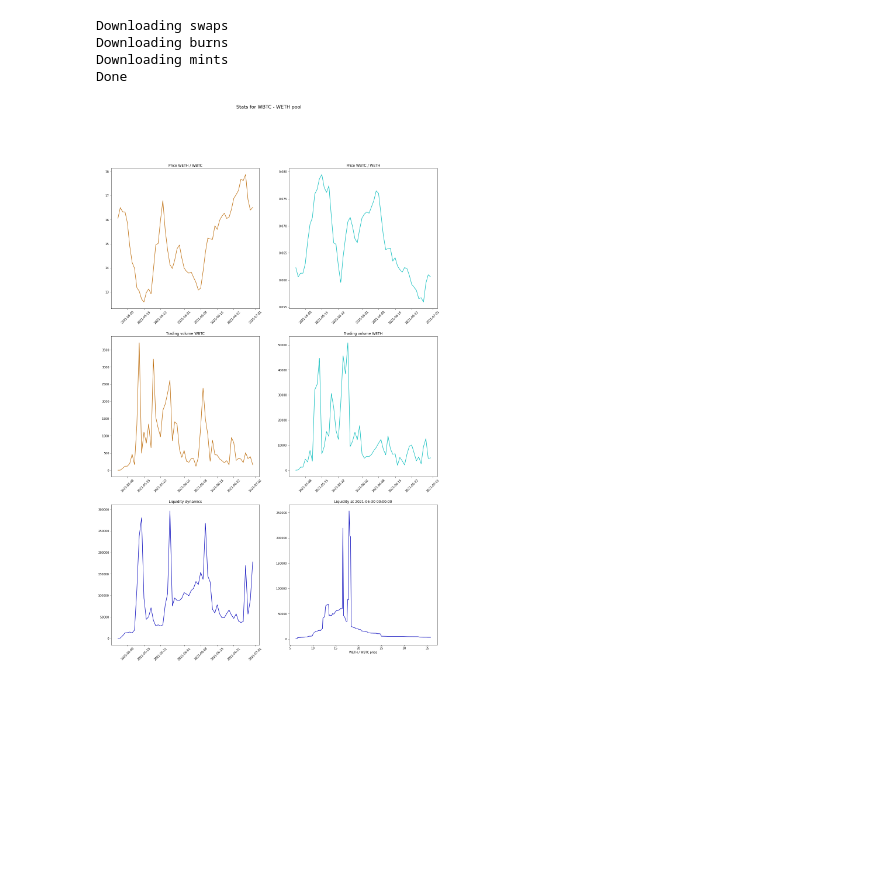
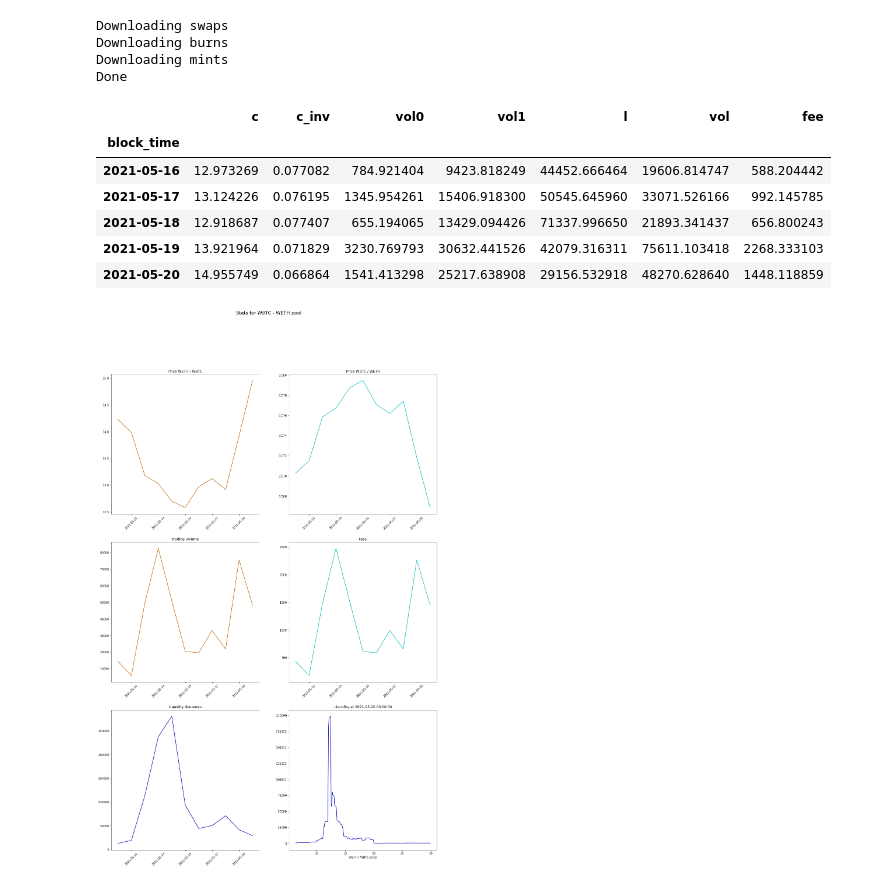
Before and after one commit to mellow-finance/mellow-strategy-sdk, a Jupyter notebook: examples/data.ipynb, the cells around one changed output. Cells and saved outputs as stored; diff of their text form; code cells hidden in the pictures; blank space fills up the shorter version.

Commit message:
added indexing for data

```diff
--- a/examples/data.ipynb
+++ b/examples/data.ipynb
@@ -24,7 +24,7 @@ You should consider upgrading via the '/usr/local/opt/python@3.9/bin/python3.9 -
 from strategy.data import RawData
 from strategy.primitives import Pool, Token, Fee
 pool = Pool(Token.WBTC, Token.WETH, Fee.MIDDLE)
-raw = RawData(pool)
+raw = RawData.from_pool(pool)
 # %% [output]
 Downloading swaps
 Downloading burns
@@ -33,15 +33,22 @@ Done
 # %%
 import pandas as pd
 import matplotlib.pyplot as plt
 import numpy as np
 from strategy.primitives import Pool, Frequency
 from strategy.data import PoolData
 
-p = PoolData(raw, Frequency.DAY)
-# p.data().tail()
+p = PoolData.from_raw_data(raw, Frequency.DAY)
+display(p.data().tail())
 p.plot()
 # %% [output]
+|  | c | c_inv | vol0 | vol1 | l | vol | fee |
+| block_time |  |  |  |  |  |  |  |
+| 2021-05-16 | 12.973269 | 0.077082 | 784.921404 | 9423.818249 | 44452.666464 | 19606.814747 | 588.204442 |
+| 2021-05-17 | 13.124226 | 0.076195 | 1345.954261 | 15406.918300 | 50545.645960 | 33071.526166 | 992.145785 |
+| 2021-05-18 | 12.918687 | 0.077407 | 655.194065 | 13429.094426 | 71337.996650 | 21893.341437 | 656.800243 |
+| 2021-05-19 | 13.921964 | 0.071829 | 3230.769793 | 30632.441526 | 42079.316311 | 75611.103418 | 2268.333103 |
+| 2021-05-20 | 14.955749 | 0.066864 | 1541.413298 | 25217.638908 | 29156.532918 | 48270.628640 | 1448.118859 |
-[figure, old version]
+[figure, new version]
 # %%
 from strategy.portfolio import AbstractStrategy, Position
 from strategy.backtest import Backtest
```
Also changed, not shown: parts of 2 cells of this notebook, 4 other files.
